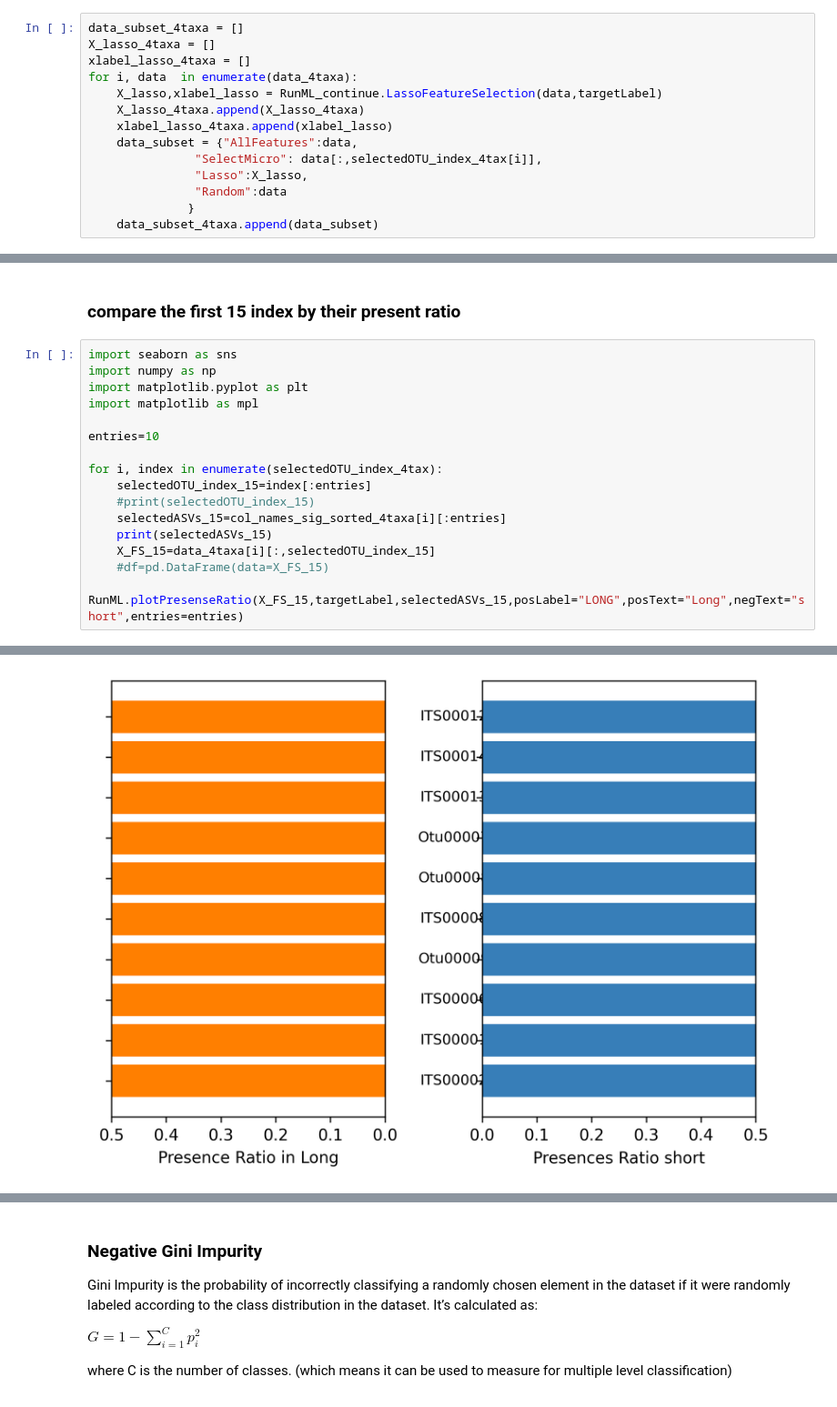
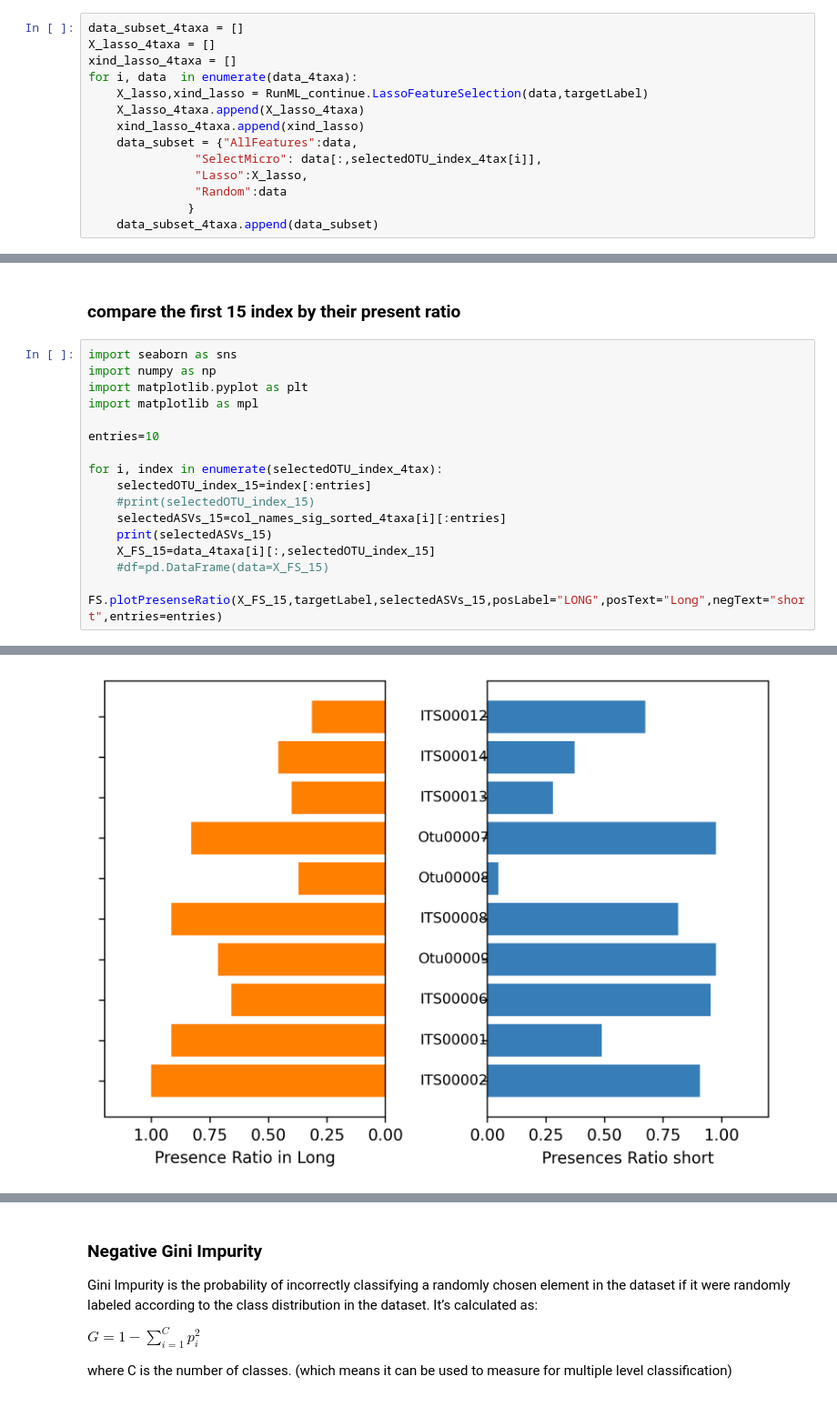
Before and after one commit to mengling-he/SelectMicro_24new, a Jupyter notebook: Analysis/PMI.ipynb, the cells around one changed output, grey strips where cells are left out. Shown at 91% size. Cells and saved outputs as stored; diff of their text form.

```diff
--- a/Analysis/PMI.ipynb
+++ b/Analysis/PMI.ipynb
@@ -231,11 +243,11 @@ targetLabel=y
 # %%
 data_subset_4taxa = []
 X_lasso_4taxa = []
-xlabel_lasso_4taxa = []
+xind_lasso_4taxa = []
 for i, data  in enumerate(data_4taxa):
-    X_lasso,xlabel_lasso = RunML_continue.LassoFeatureSelection(data,targetLabel)
+    X_lasso,xind_lasso = RunML_continue.LassoFeatureSelection(data,targetLabel)
     X_lasso_4taxa.append(X_lasso_4taxa)
-    xlabel_lasso_4taxa.append(xlabel_lasso)
+    xind_lasso_4taxa.append(xind_lasso)
     data_subset = {"AllFeatures":data,
                "SelectMicro": data[:,selectedOTU_index_4tax[i]],
                "Lasso":X_lasso,
@@ -276,22 +360,22 @@ The  function will print out the accuracy and AUC for each dataset using each cl
 # %%
 import seaborn as sns
 import numpy as np
 import matplotlib.pyplot as plt
 import matplotlib as mpl
 
 entries=10
 
 for i, index in enumerate(selectedOTU_index_4tax):
     selectedOTU_index_15=index[:entries]
     #print(selectedOTU_index_15)
     selectedASVs_15=col_names_sig_sorted_4taxa[i][:entries]
     print(selectedASVs_15)
     X_FS_15=data_4taxa[i][:,selectedOTU_index_15]
     #df=pd.DataFrame(data=X_FS_15)
-    RunML.plotPresenseRatio(X_FS_15,targetLabel,selectedASVs_15,posLabel="LONG",posText="Long",negText="short",entries=entries)
+    FS.plotPresenseRatio(X_FS_15,targetLabel,selectedASVs_15,posLabel="LONG",posText="Long",negText="short",entries=entries)
 # %% [output]
 ['ITS00002', 'ITS00001', 'ITS00006', 'Otu00009', 'ITS00008', 'Otu00008', 'Otu00007', 'ITS00013', 'ITS00014', 'ITS00012']
 35 43
-[figure, old version]
+[figure, new version]
 ['c__Dothideomycetes', 'c__Saccharomycetes', 'c__Agaricomycetes', 'k__Fungi_unclassified', 'Clostridia', 'Bacilli', 'Subgroup_6', 'Deltaproteobacteria', 'c__unclassified_Fungi', 'Blastocatellia_(Subgr ...
 35 43
```
Also changed, not shown: parts of 22 cells of this notebook, 10 other files.
